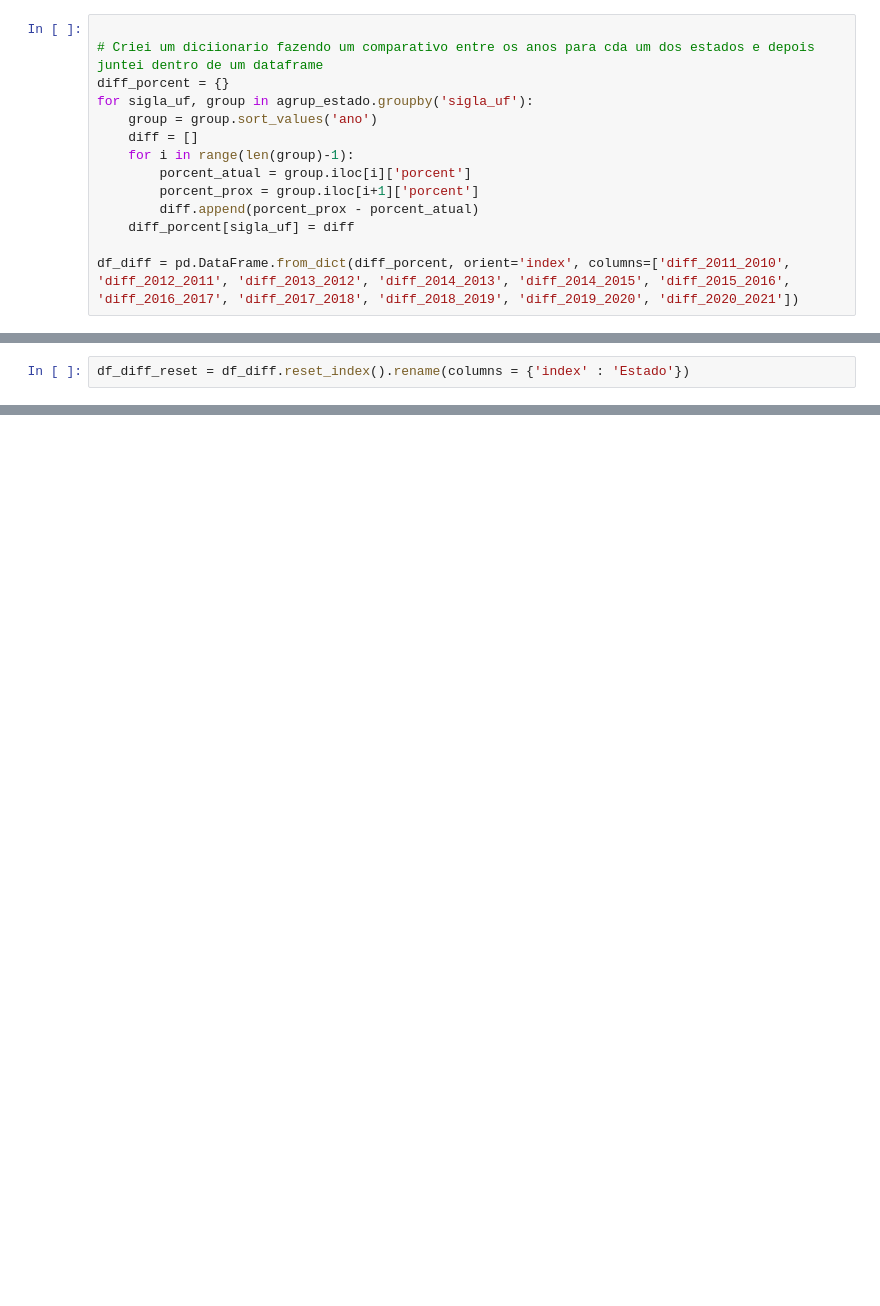
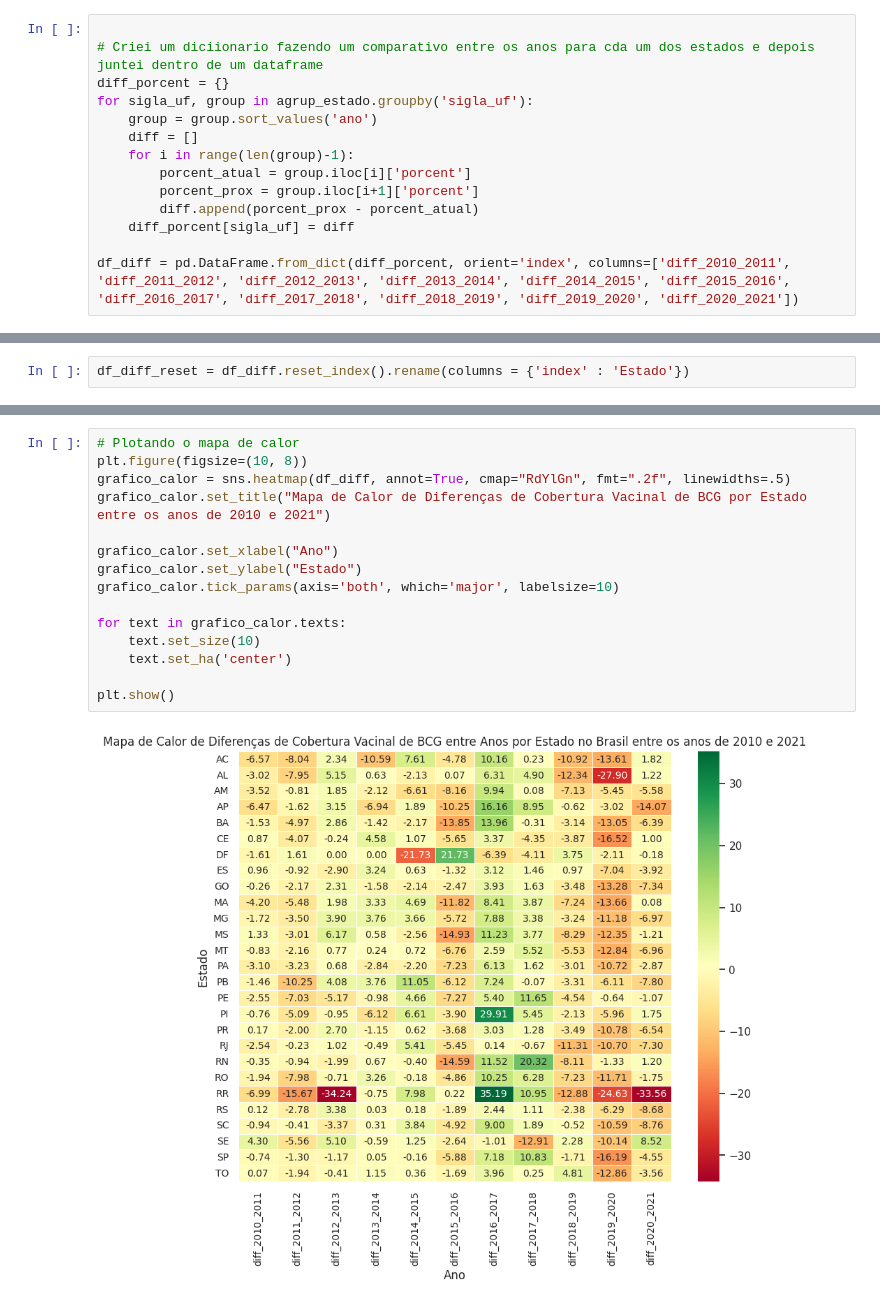
Before and after one commit to CyberBantu/Analise-de-Cobertura-Vacinal, a Jupyter notebook: Analise_Cobertura_Vacinal.ipynb, the cells around one changed output, grey strips where cells are left out. Drawn from its saved outputs; the diff is of its cells as text; blank space fills up the shorter version.

```diff
--- a/Analise_Cobertura_Vacinal.ipynb
+++ b/Analise_Cobertura_Vacinal.ipynb
@@ -396,4 +396,4 @@ for sigla_uf, group in agrup_estado.groupby('sigla_uf'):
         diff.append(porcent_prox - porcent_atual)
     diff_porcent[sigla_uf] = diff
 
-df_diff = pd.DataFrame.from_dict(diff_porcent, orient='index', columns=['diff_2011_2010', 'diff_2012_2011', 'diff_2013_2012', 'diff_2014_2013', 'diff_2014_2015', 'diff_2015_2016', 'diff_2016_2017', 'diff_2017_2018', 'diff_2018_2019', 'diff_2019_2020', 'diff_2020_2021'])
+df_diff = pd.DataFrame.from_dict(diff_porcent, orient='index', columns=['diff_2010_2011', 'diff_2011_2012', 'diff_2012_2013', 'diff_2013_2014', 'diff_2014_2015', 'diff_2015_2016', 'diff_2016_2017', 'diff_2017_2018', 'diff_2018_2019', 'diff_2019_2020', 'diff_2020_2021'])
@@ -421,0 +464,17 @@ df_diff_reset
+# %%
+# Plotando o mapa de calor
+plt.figure(figsize=(10, 8))
+grafico_calor = sns.heatmap(df_diff, annot=True, cmap="RdYlGn", fmt=".2f", linewidths=.5)
+grafico_calor.set_title("Mapa de Calor de Diferenças de Cobertura Vacinal de BCG por Estado entre os anos de 2010 e 2021")
+
+grafico_calor.set_xlabel("Ano")
+grafico_calor.set_ylabel("Estado")
+grafico_calor.tick_params(axis='both', which='major', labelsize=10)
+
+for text in grafico_calor.texts:
+    text.set_size(10)
+    text.set_ha('center')
+
+plt.show()
+# %% [output]
+[figure, added]
```
Also changed, not shown: parts of 6 cells of this notebook.
